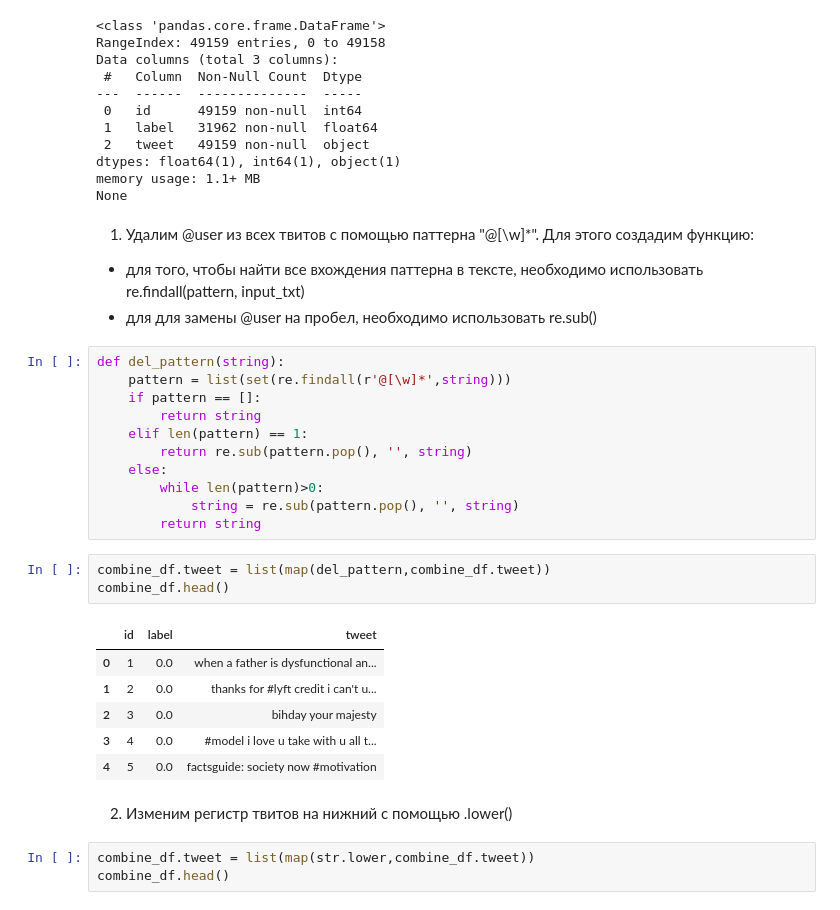
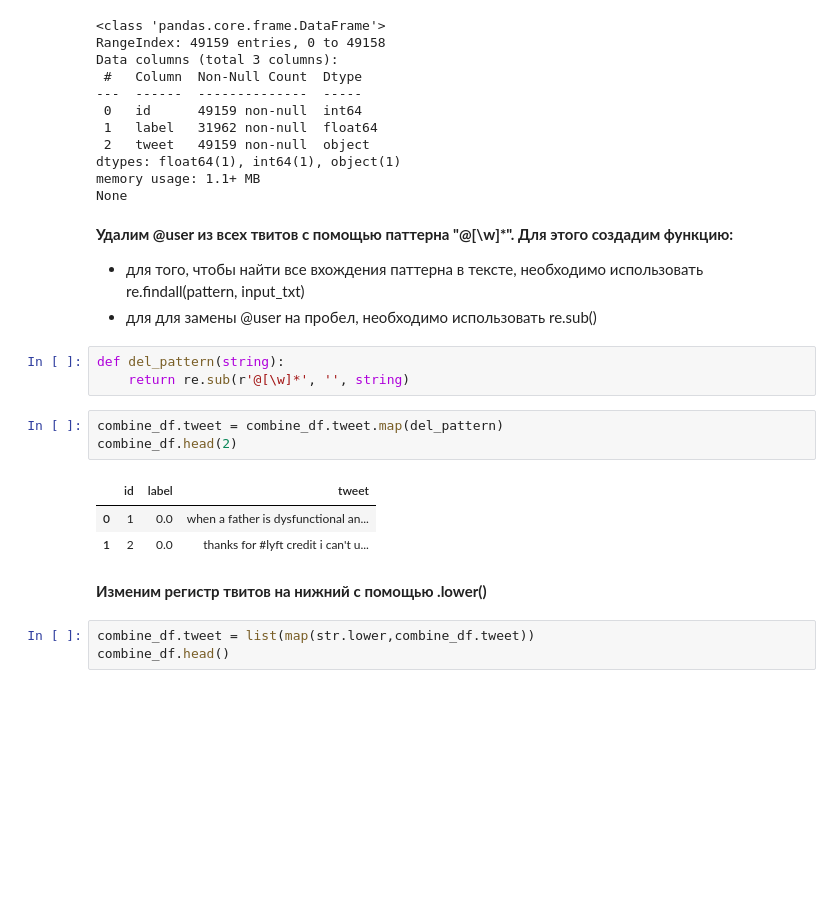
Before and after one commit to ek01012020/NLP, a Jupyter notebook: lesson_1/hw_lesson_1.ipynb, the cells around one changed output. Drawn from its saved outputs; the diff is of its cells as text; blank space fills up the shorter version.

```diff
--- a/lesson_1/hw_lesson_1.ipynb
+++ b/lesson_1/hw_lesson_1.ipynb
@@ -333,32 +333,21 @@ dtypes: float64(1), int64(1), object(1)
 memory usage: 1.1+ MB
 None
 # %% [markdown]
-1. Удалим @user из всех твитов с помощью паттерна "@[\w]*". Для этого создадим функцию:
+__Удалим @user из всех твитов с помощью паттерна "@[\w]*". Для этого создадим функцию:__
  - для того, чтобы найти все вхождения паттерна в тексте, необходимо использовать re.findall(pattern, input_txt)
  - для для замены @user на пробел, необходимо использовать re.sub()
-# %%
-def del_pattern(string):
-    pattern = list(set(re.findall(r'@[\w]*',string)))
-    if pattern == []:
-        return string
-    elif len(pattern) == 1:
-        return re.sub(pattern.pop(), '', string)
-    else:
-        while len(pattern)>0:
-            string = re.sub(pattern.pop(), '', string)
-        return string
+# %%
+def del_pattern(string):
+    return re.sub(r'@[\w]*', '', string)
 # %%
-combine_df.tweet = list(map(del_pattern,combine_df.tweet))
-combine_df.head()
+combine_df.tweet = combine_df.tweet.map(del_pattern)
+combine_df.head(2)
 # %% [output]
 |  | id | label | tweet |
 | 0 | 1 | 0.0 | when a father is dysfunctional an... |
 | 1 | 2 | 0.0 | thanks for #lyft credit i can't u... |
-| 2 | 3 | 0.0 | bihday your majesty |
-| 3 | 4 | 0.0 | #model i love u take with u all t... |
-| 4 | 5 | 0.0 | factsguide: society now #motivation |
 # %% [markdown]
-2. Изменим регистр твитов на нижний с помощью .lower()
+__Изменим регистр твитов на нижний с помощью .lower()__
 # %%
 combine_df.tweet = list(map(str.lower,combine_df.tweet))
 combine_df.head()
```
Also changed, not shown: parts of 22 cells of this notebook, 1 other file.
